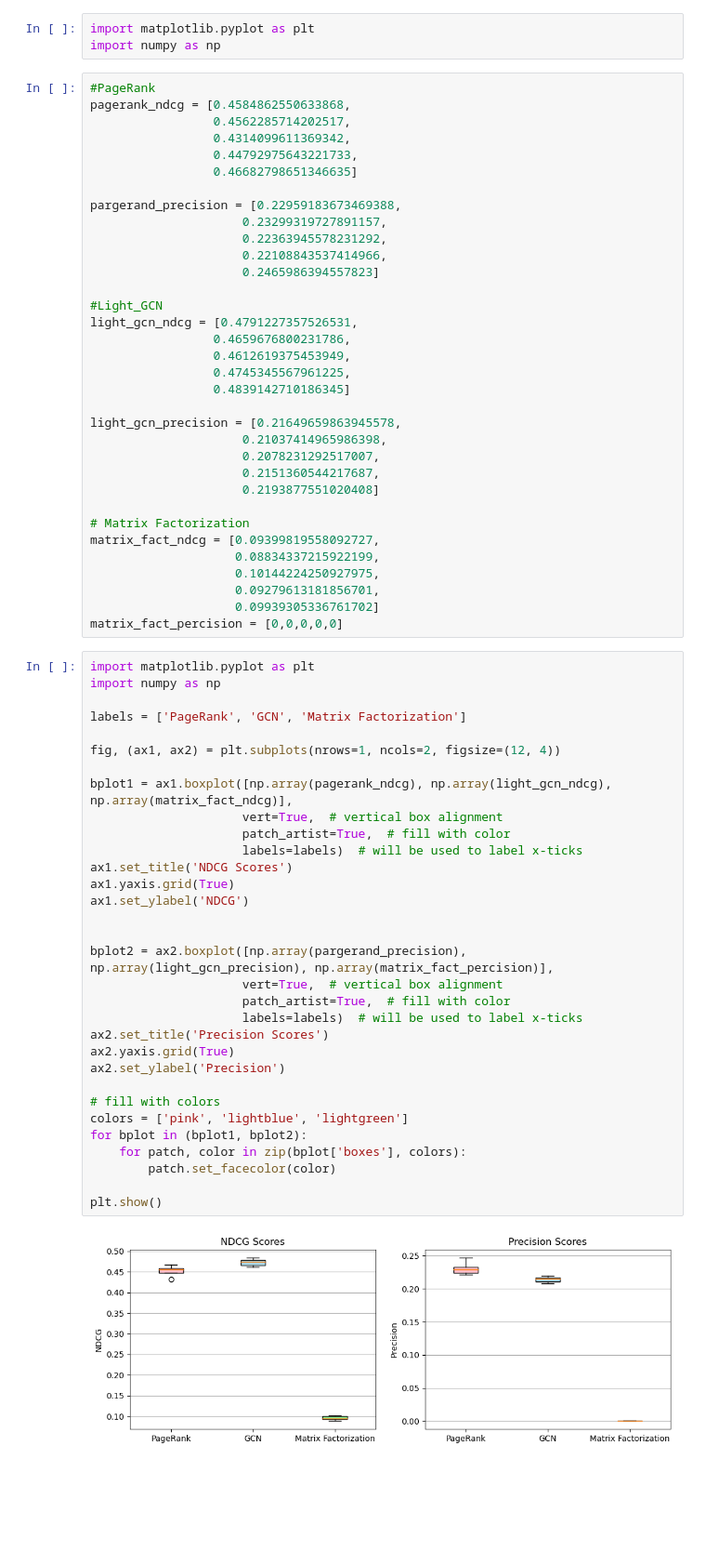
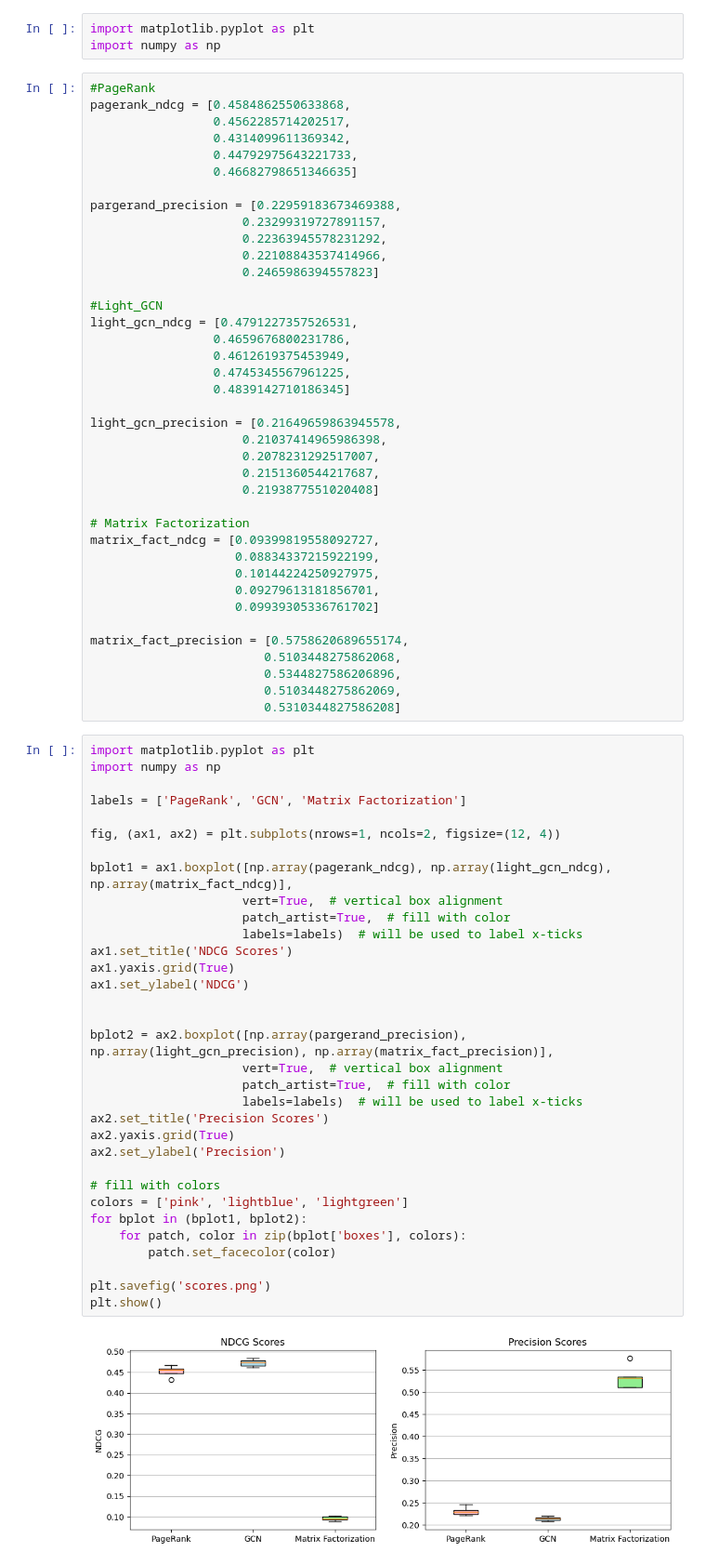
Before and after one commit to nicholson2208/rec-sys-final-project, a Jupyter notebook: ndcg_precision_graph.ipynb, the cells around one changed output. Shown at 93% size. Saved outputs shown, nothing was run; the diff lists cells and outputs as text; blank space fills up the shorter version.

Commit message:
update graph file

```diff
--- a/ndcg_precision_graph.ipynb
+++ b/ndcg_precision_graph.ipynb
@@ -36,41 +36,47 @@ matrix_fact_ndcg = [0.09399819558092727,
                     0.10144224250927975,
                     0.09279613181856701,
                     0.09939305336761702]
-matrix_fact_percision = [0,0,0,0,0]
+
+matrix_fact_precision = [0.5758620689655174,
+                        0.5103448275862068,
+                        0.5344827586206896,
+                        0.5103448275862069,
+                        0.5310344827586208]
 # %%
 import matplotlib.pyplot as plt
 import numpy as np
 
 labels = ['PageRank', 'GCN', 'Matrix Factorization']
 
 fig, (ax1, ax2) = plt.subplots(nrows=1, ncols=2, figsize=(12, 4))
 
 bplot1 = ax1.boxplot([np.array(pagerank_ndcg), np.array(light_gcn_ndcg), np.array(matrix_fact_ndcg)],
                      vert=True,  # vertical box alignment
                      patch_artist=True,  # fill with color
                      labels=labels)  # will be used to label x-ticks
 ax1.set_title('NDCG Scores')
 ax1.yaxis.grid(True)
 ax1.set_ylabel('NDCG')
 
 
-bplot2 = ax2.boxplot([np.array(pargerand_precision), np.array(light_gcn_precision), np.array(matrix_fact_percision)],
+bplot2 = ax2.boxplot([np.array(pargerand_precision), np.array(light_gcn_precision), np.array(matrix_fact_precision)],
                      vert=True,  # vertical box alignment
                      patch_artist=True,  # fill with color
                      labels=labels)  # will be used to label x-ticks
 ax2.set_title('Precision Scores')
 ax2.yaxis.grid(True)
 ax2.set_ylabel('Precision')
 
 # fill with colors
 colors = ['pink', 'lightblue', 'lightgreen']
 for bplot in (bplot1, bplot2):
     for patch, color in zip(bplot['boxes'], colors):
         patch.set_facecolor(color)
 
+plt.savefig('scores.png')
 plt.show()
 # %% [output]
-[figure, old version]
+[figure, new version]
 # %%
 fig, ax = plt.subplots(ncols=2, figsize =(12, 8))
 
```
Also changed, not shown: parts of 1 cell of this notebook.
